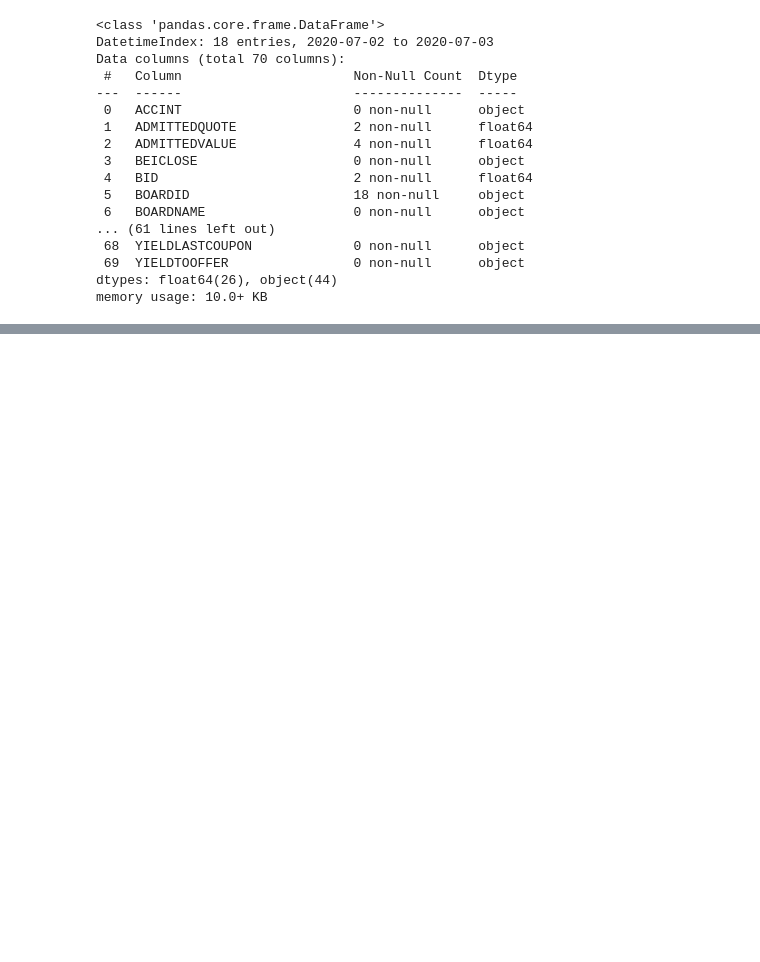
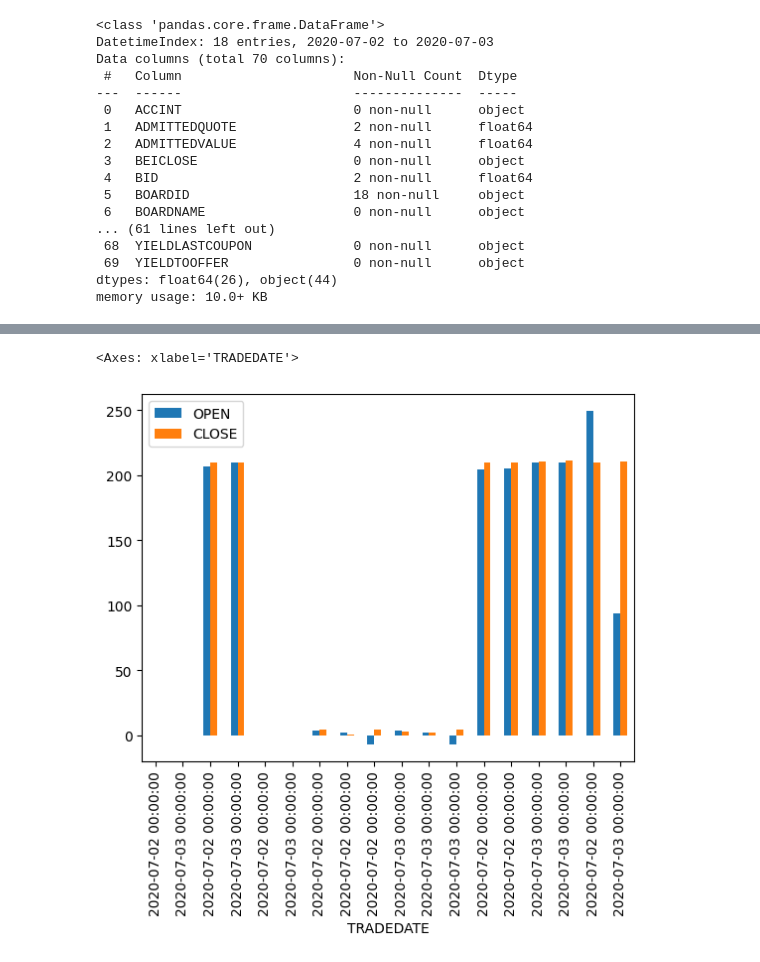
Before and after one commit to DagalSV/clone_BigData_2024, a Jupyter notebook: pandas_datareader.ipynb, the cells around one changed output, grey strips where cells are left out. Saved outputs shown, nothing was run; the diff lists cells and outputs as text; code cells hidden in the pictures; blank space fills up the shorter version.

```diff
--- a/pandas_datareader.ipynb
+++ b/pandas_datareader.ipynb
@@ -59,0 +69,5 @@ memory usage: 10.0+ KB
+# %%
+df.loc[:,['OPEN','CLOSE']].plot.bar()
+# %% [output]
+<Axes: xlabel='TRADEDATE'>
+[figure, added]
```
Also changed, not shown: parts of 3 cells of this notebook, 1 other file.
